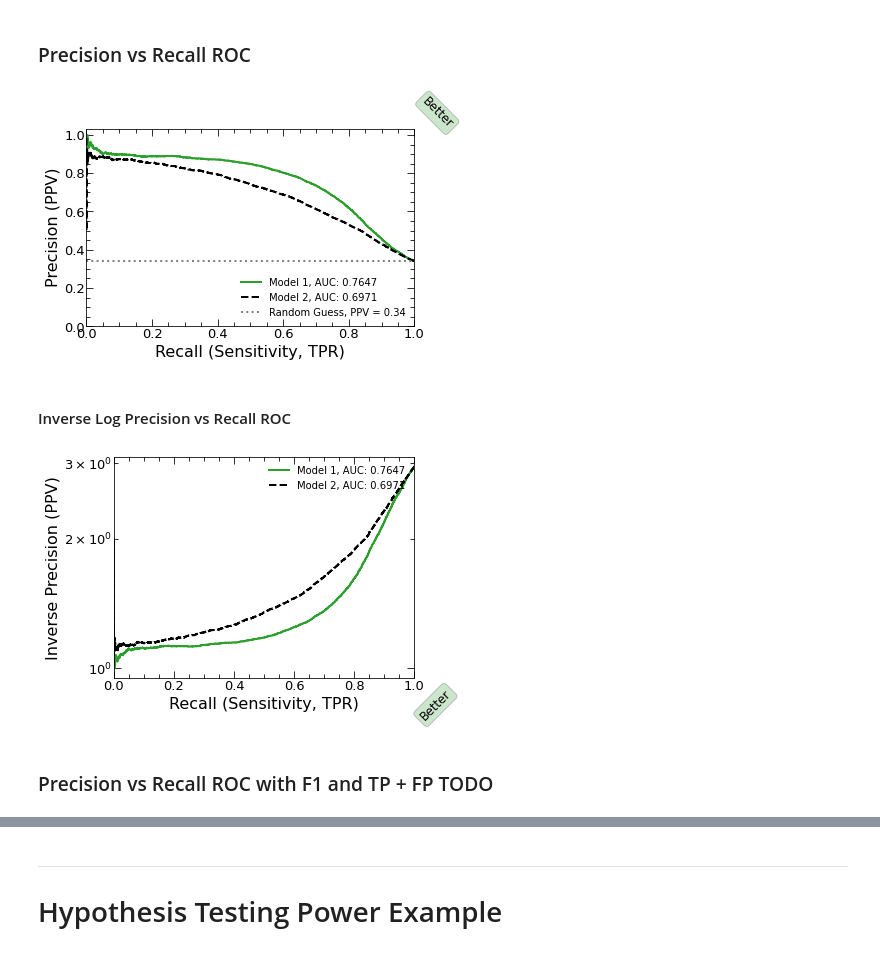
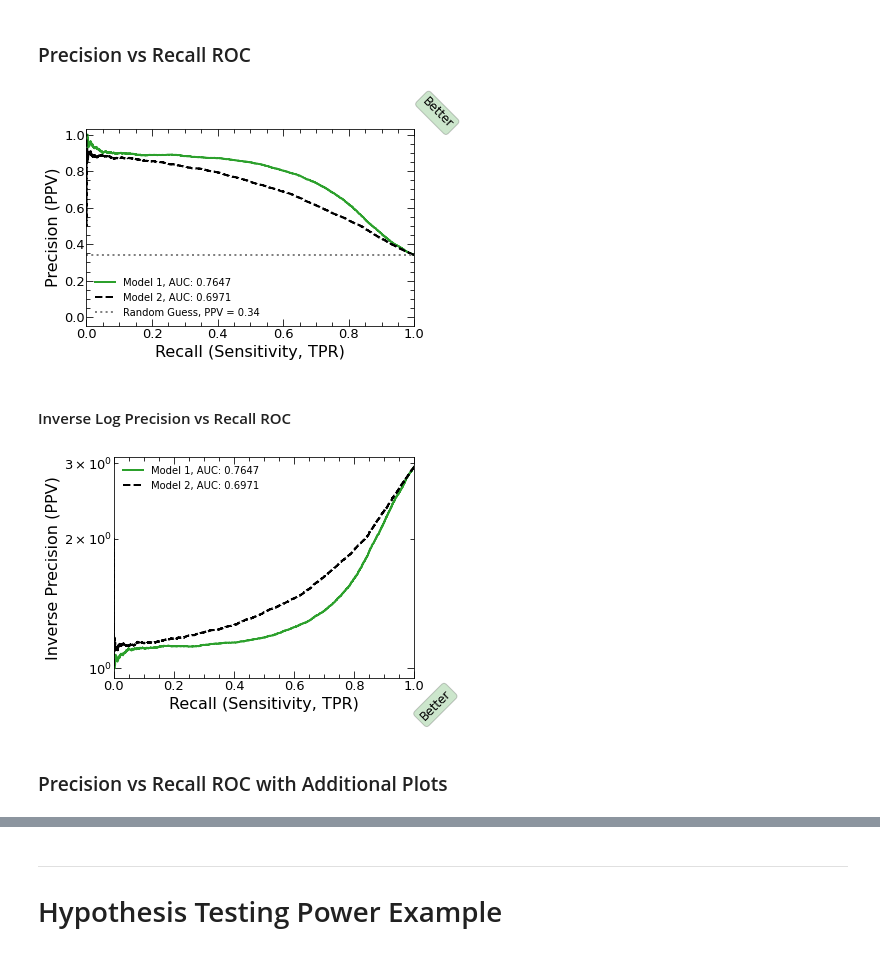
Before and after one commit to mepland/data_science_notes, a Jupyter notebook: plots/plots.ipynb, the cells around one changed output, grey strips where cells are left out. Saved outputs shown, nothing was run; the diff lists cells and outputs as text; code cells hidden in the pictures.

Commit message:
updated ROC curve plots

```diff
--- a/plots/plots.ipynb
+++ b/plots/plots.ipynb
@@ -112,3 +99,25 @@ models_for_roc= [
+# %%
+def eval_model(model, X, y):
+    y_pred = model.predict_proba(X, iteration_range=(0, model.best_iteration+1))[:,1]
+    y_pred_sorted = sorted(y_pred)
+
+    fpr, tpr, thr_of_fpr_tpr = roc_curve(y, y_pred)
+    n_predicted_positive_of_fpr_tpr = [len(y_pred_sorted) - bisect.bisect_left(y_pred_sorted, _thr) for _thr in thr_of_fpr_tpr]
+    dfp_eval_fpr_tpr = pd.DataFrame({'fpr': fpr, 'tpr': tpr, 'thr': thr_of_fpr_tpr, 'n_predicted_positive': n_predicted_positive_of_fpr_tpr})
+    dfp_eval_fpr_tpr = dfp_eval_fpr_tpr.sort_values(by='thr').reset_index(drop=True)
+
+    precision, recall, thr_of_precision_recall = precision_recall_curve(y, y_pred)
+    thr_of_precision_recall = np.insert(thr_of_precision_recall, 0, [0])
+    n_predicted_positive_of_precision_recall = [len(y_pred_sorted) - bisect.bisect_left(y_pred_sorted, _thr) for _thr in thr_of_precision_recall]
+    dfp_eval_precision_recall = pd.DataFrame({'precision': precision, 'recall': recall, 'thr': thr_of_precision_recall, 'n_predicted_positive': n_predicted_positive_of_precision_recall})
+    dfp_eval_precision_recall['f1'] = 2*(dfp_eval_precision_recall['precision'] * dfp_eval_precision_recall['recall']) / (dfp_eval_precision_recall['precision'] + dfp_eval_precision_recall['recall'])
+
+    return {'dfp_eval_fpr_tpr': dfp_eval_fpr_tpr, 'dfp_eval_precision_recall': dfp_eval_precision_recall}
+# %%
+models_for_roc= [
+    {**{'name': 'model_1', 'nname': 'Model 1', 'c': 'C2', 'ls': '-'}, **eval_model(model_default, X_holdout, y_holdout)},
+    {**{'name': 'model_2', 'nname': 'Model 2', 'c': 'black', 'ls': '--'}, **eval_model(model_bad, X_holdout, y_holdout)},
+]
 # %%
 pop_PPV = len(np.where(y_holdout == 1)[0]) / len(y_holdout) # P / (P + N)
 # %% [markdown]
@@ -127,15 +136,15 @@ plot_rocs(models_for_roc, m_path=output, rndGuess=True, inverse_log=True,
 # %% [markdown]
 ### Precision vs Recall ROC
 # %%
-plot_rocs(models_for_roc, m_path=output, rndGuess=True, inverse_log=False, precision_recall=True, pop_PPV=pop_PPV,
-          y_axis_params={'min': 0.0}, inline=inline)
+plot_rocs(models_for_roc, m_path=f'{output}/roc_curves', rndGuess=True, inverse_log=False, precision_recall=True,
+    pop_PPV=pop_PPV, y_axis_params={'min': -0.05}, inline=inline)
 # %% [output]
-[figure, old version]
+[figure, new version]
 # %% [markdown]
 #### Inverse Log Precision vs Recall ROC
 # %%
-plot_rocs(models_for_roc, m_path=output, rndGuess=False, inverse_log=True, precision_recall=True, pop_PPV=pop_PPV, inline=inline)
+plot_rocs(models_for_roc, m_path=f'{output}/roc_curves', rndGuess=False, inverse_log=True, precision_recall=True, pop_PPV=pop_PPV, inline=inline)
 # %% [output]
-[figure, old version]
+[figure, new version]
 # %% [markdown]
-### Precision vs Recall ROC with F1 and TP + FP TODO
+### Precision vs Recall ROC with Additional Plots
```
Also changed, not shown: parts of 9 cells of this notebook, 3 other files.
